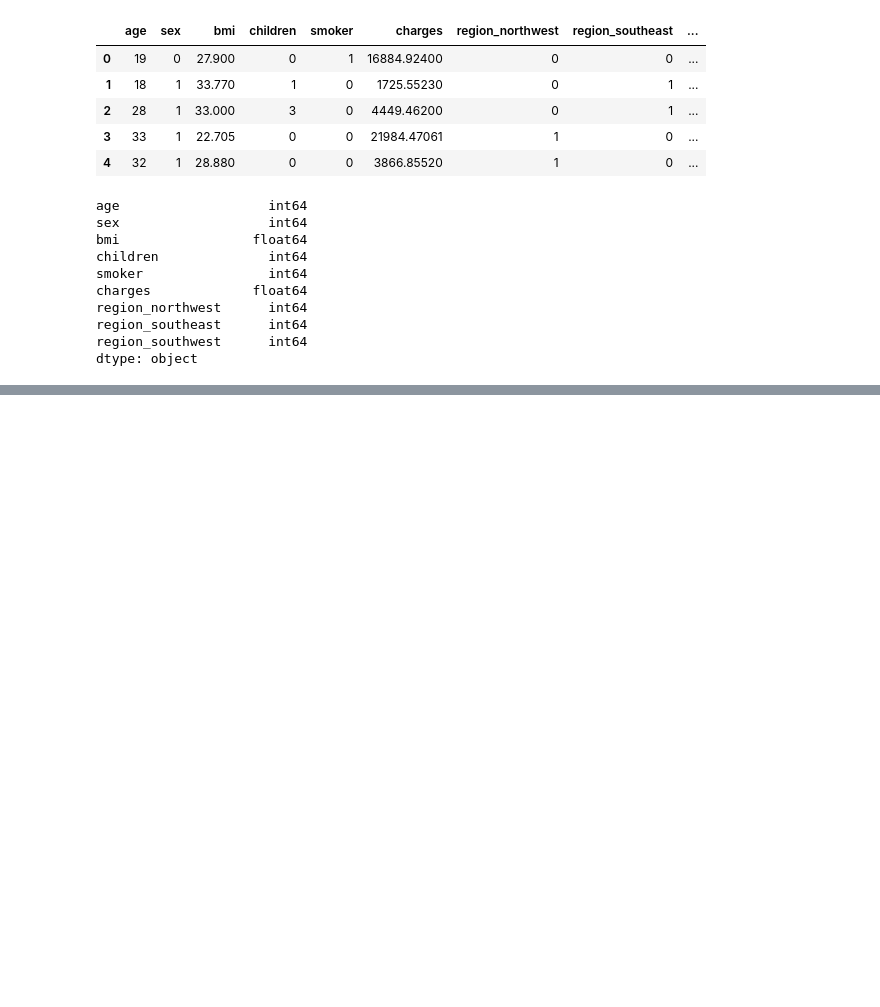
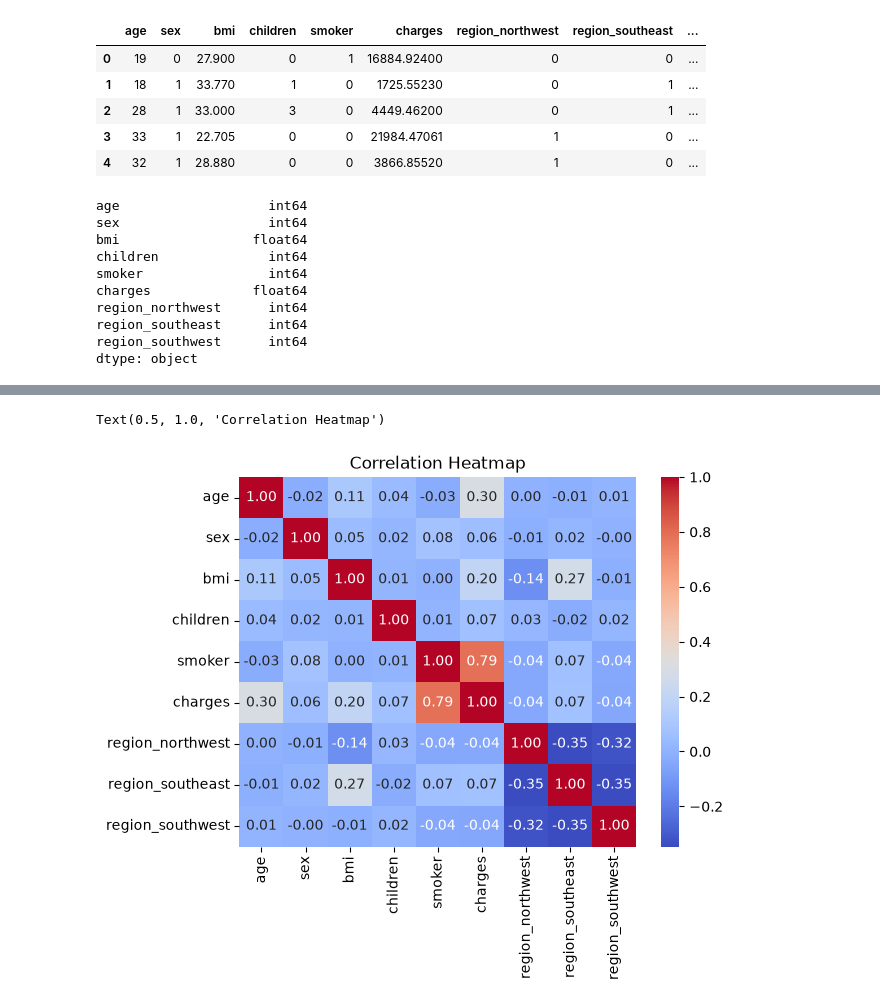
Before and after one commit to hassan-khalid234/medical-insurance-cost-prediction, a Jupyter notebook: notebooks/01_eda.ipynb, the cells around one changed output, grey strips where cells are left out. Saved outputs shown, nothing was run; the diff lists cells and outputs as text; code cells hidden in the pictures; blank space fills up the shorter version.

```diff
--- a/notebooks/01_eda.ipynb
+++ b/notebooks/01_eda.ipynb
@@ -128,0 +153,7 @@ df_encoded.to_csv('data/insurance_cleaned.csv', index=False)
+# %%
+corr = df_encoded.corr(numeric_only=True)
+sns.heatmap(corr, annot=True, cmap='coolwarm', fmt='.2f')
+plt.title('Correlation Heatmap')
+# %% [output]
+Text(0.5, 1.0, 'Correlation Heatmap')
+[figure, added]
```
Also changed, not shown: parts of 6 cells of this notebook.
